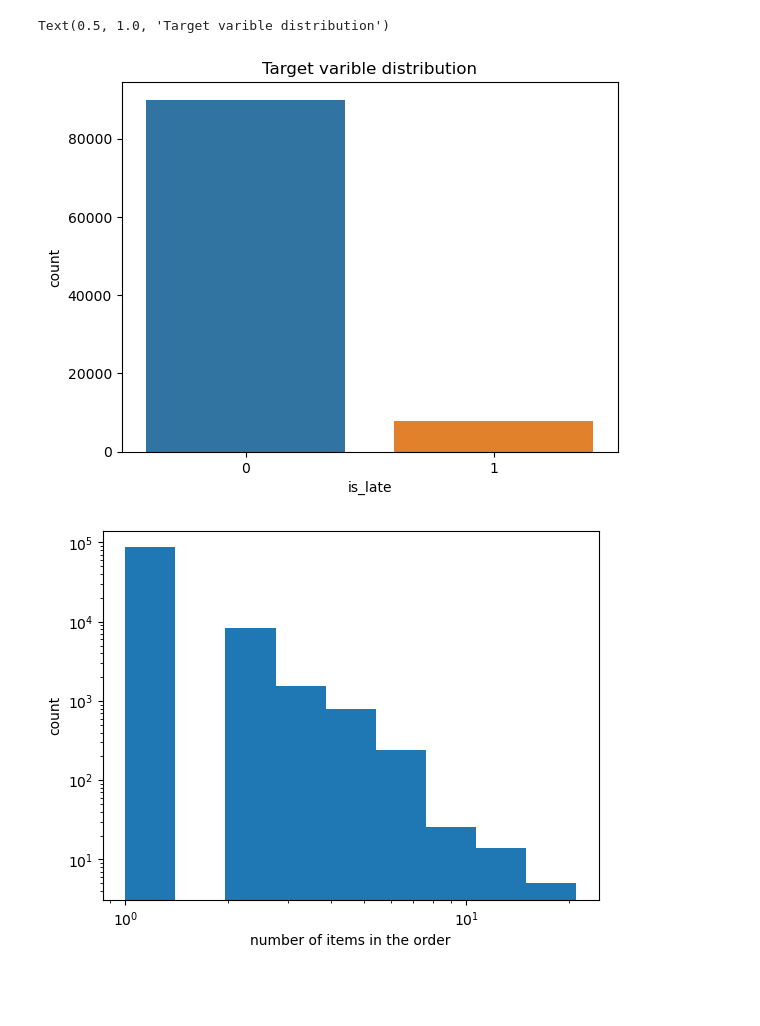
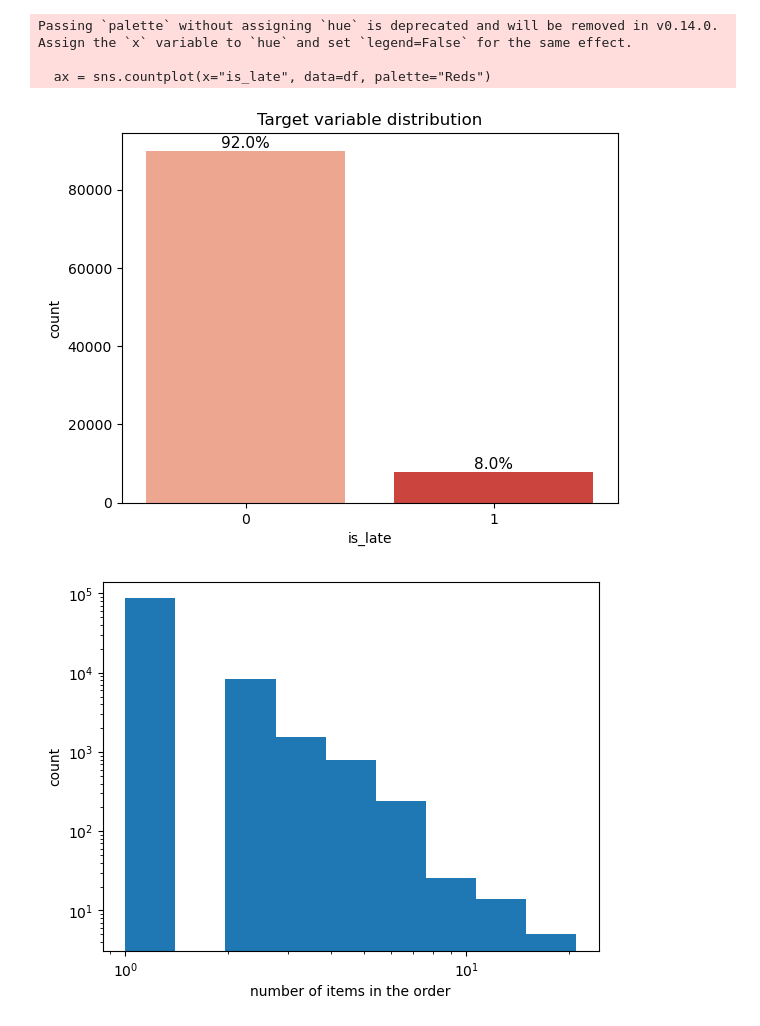
Before and after one commit to chentonghao/Midterm, a Jupyter notebook: eda&preprocessing.ipynb, the cells around one changed output. Saved outputs shown, nothing was run; the diff lists cells and outputs as text; code cells hidden in the pictures; blank space fills up the shorter version.

```diff
--- a/eda&preprocessing.ipynb
+++ b/eda&preprocessing.ipynb
@@ -119,0 +65,15 @@ Final dataset shape: (97819, 26)
+# %%
+df = (
+    orders
+    .merge(order_items[["order_id", "seller_id"]].drop_duplicates(), on="order_id", how="left")
+    .merge(order_items_agg, on="order_id", how="left")
+    .merge(payments_agg, on="order_id", how="left")
+)
+
+df["purchase_to_estimated_days"] = (
+    df["order_estimated_delivery_date"] - df["order_purchase_timestamp"]
+).dt.days
+df["purchase_month"] = df["order_purchase_timestamp"].dt.month
+df["purchase_dow"] = df["order_purchase_timestamp"].dt.dayofweek
+
+df["same_state"] = (df["customer_state"] == df["seller_state"]).astype(int)
@@ -120,15 +133,22 @@ Final dataset shape: (97819, 26)
 # %%
 import pandas as pd
 import numpy as np
 import matplotlib.pyplot as plt
 import seaborn as sns
+ax = sns.countplot(x="is_late", data=df, palette="Reds")
+plt.title("Target variable distribution")
+total = len(df)
+for p in ax.patches:
+    count = int(p.get_height())
+    percentage = 100 * count / total
+    x = p.get_x() + p.get_width() / 2
+    y = p.get_height()
+    ax.text(x, y + 0.5, f'{percentage:.1f}%', ha='center', va='bottom', fontsize=11)
 
-target_var=df["is_late"]
-feature_matr=df.drop(columns="is_late")
-
-sns.countplot(x="is_late", data=df)
-plt.title("Target varible distribution")
+plt.show()
 # %% [output]
-Text(0.5, 1.0, 'Target varible distribution')
+Passing `palette` without assigning `hue` is deprecated and will be removed in v0.14.0. Assign the `x` variable to `hue` and set `legend=False` for the same effect.
+
+  ax = sns.countplot(x="is_late", data=df, palette="Reds")
-[figure, old version]
+[figure, new version]
 # %%
```
Also changed, not shown: parts of 28 cells of this notebook, 7 other files.
